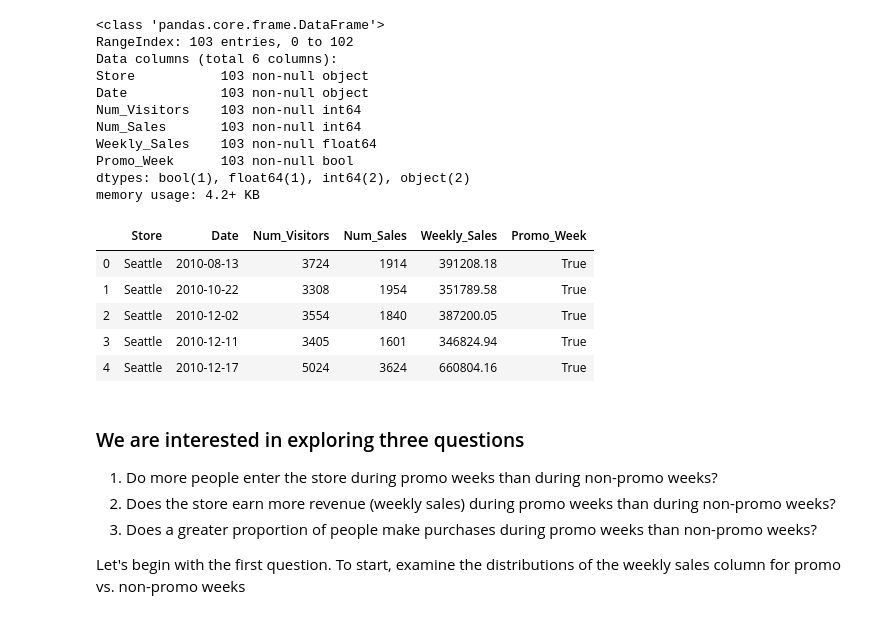
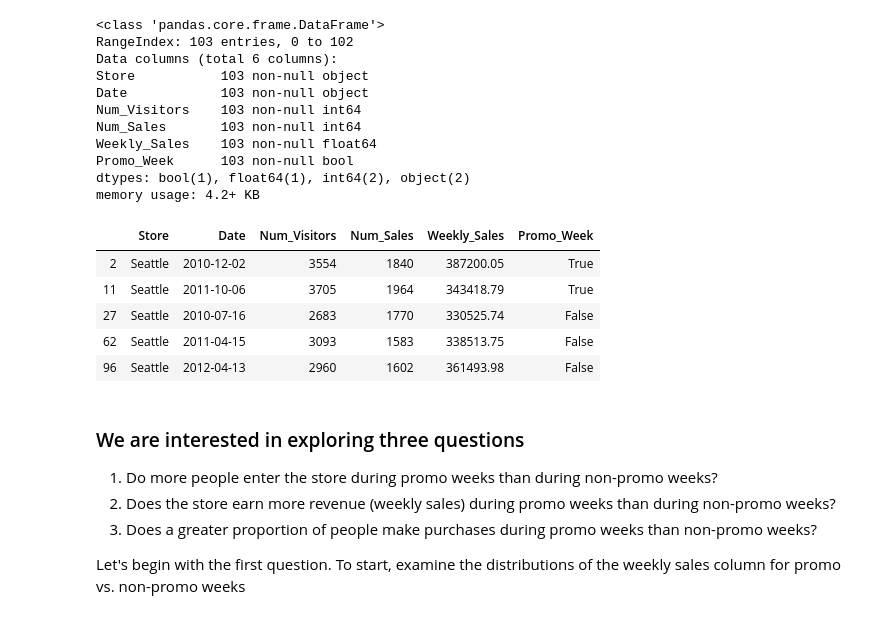
Before and after one commit to pathstream-curriculum/Python, a Jupyter notebook: S9M1-lessons/S9M1-hypothesis-testing-lesson-narrative.ipynb, the cells around one changed output. Saved outputs shown, nothing was run; the diff lists cells and outputs as text; code cells hidden in the pictures.

```diff
--- a/S9M1-lessons/S9M1-hypothesis-testing-lesson-narrative.ipynb
+++ b/S9M1-lessons/S9M1-hypothesis-testing-lesson-narrative.ipynb
@@ -31,15 +31,15 @@ memory usage: 4.2+ KB
 # deal with dates
 retail_promo_df["Date"] = pd.to_datetime(retail_promo_df["Date"])
 # %%
-# view the head
-retail_promo_df.head()
+# view a sample of the data
+retail_promo_df.sample(5).sort_index()
 # %% [output]
 |  | Store | Date | Num_Visitors | Num_Sales | Weekly_Sales | Promo_Week |
-| 0 | Seattle | 2010-08-13 | 3724 | 1914 | 391208.18 | True |
-| 1 | Seattle | 2010-10-22 | 3308 | 1954 | 351789.58 | True |
 | 2 | Seattle | 2010-12-02 | 3554 | 1840 | 387200.05 | True |
-| 3 | Seattle | 2010-12-11 | 3405 | 1601 | 346824.94 | True |
-| 4 | Seattle | 2010-12-17 | 5024 | 3624 | 660804.16 | True |
+| 11 | Seattle | 2011-10-06 | 3705 | 1964 | 343418.79 | True |
+| 27 | Seattle | 2010-07-16 | 2683 | 1770 | 330525.74 | False |
+| 62 | Seattle | 2011-04-15 | 3093 | 1583 | 338513.75 | False |
+| 96 | Seattle | 2012-04-13 | 2960 | 1602 | 361493.98 | False |
 # %% [markdown]
 
 ### We are interested in exploring three questions
```
Also changed, not shown: parts of 5 cells of this notebook, 20 other files.
